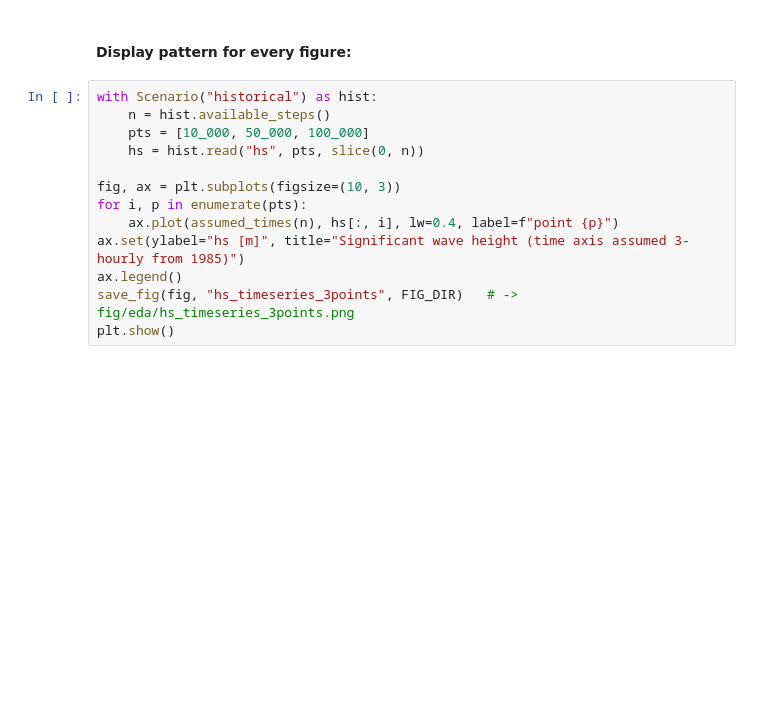
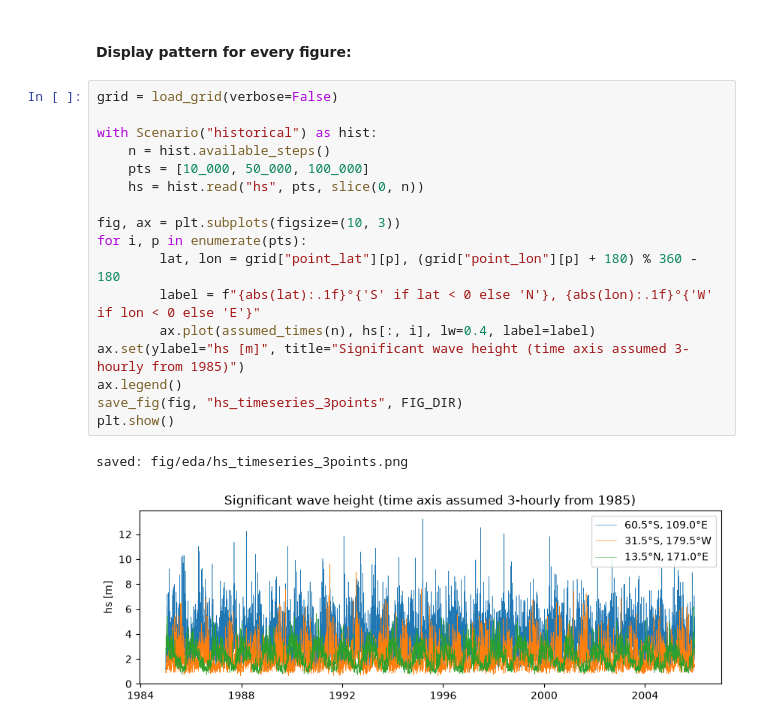
Before and after one commit to YusefSaid/IKT464-CMIP-project, a Jupyter notebook: notebooks/EDA_01.ipynb, the cells around one changed output. Drawn from its saved outputs; the diff is of its cells as text; blank space fills up the shorter version.

Commit message:
dataset explored and figures produced.

```diff
--- a/notebooks/EDA_01.ipynb
+++ b/notebooks/EDA_01.ipynb
@@ -28,15 +44,22 @@ inspect_mat(RAW / "SeaMask_WW3.mat")
 # %% [markdown]
 #### Display pattern for every figure:
 # %%
+grid = load_grid(verbose=False)
+
 with Scenario("historical") as hist:
     n = hist.available_steps()
     pts = [10_000, 50_000, 100_000]
     hs = hist.read("hs", pts, slice(0, n))
 
 fig, ax = plt.subplots(figsize=(10, 3))
 for i, p in enumerate(pts):
-    ax.plot(assumed_times(n), hs[:, i], lw=0.4, label=f"point {p}")
+        lat, lon = grid["point_lat"][p], (grid["point_lon"][p] + 180) % 360 - 180
+        label = f"{abs(lat):.1f}°{'S' if lat < 0 else 'N'}, {abs(lon):.1f}°{'W' if lon < 0 else 'E'}"
+        ax.plot(assumed_times(n), hs[:, i], lw=0.4, label=label)
 ax.set(ylabel="hs [m]", title="Significant wave height (time axis assumed 3-hourly from 1985)")
 ax.legend()
-save_fig(fig, "hs_timeseries_3points", FIG_DIR)   # -> fig/eda/hs_timeseries_3points.png
+save_fig(fig, "hs_timeseries_3points", FIG_DIR)
 plt.show()
+# %% [output]
+saved: fig/eda/hs_timeseries_3points.png
+[figure, added]
```
Also changed, not shown: parts of 10 cells of this notebook, 3 other files.
